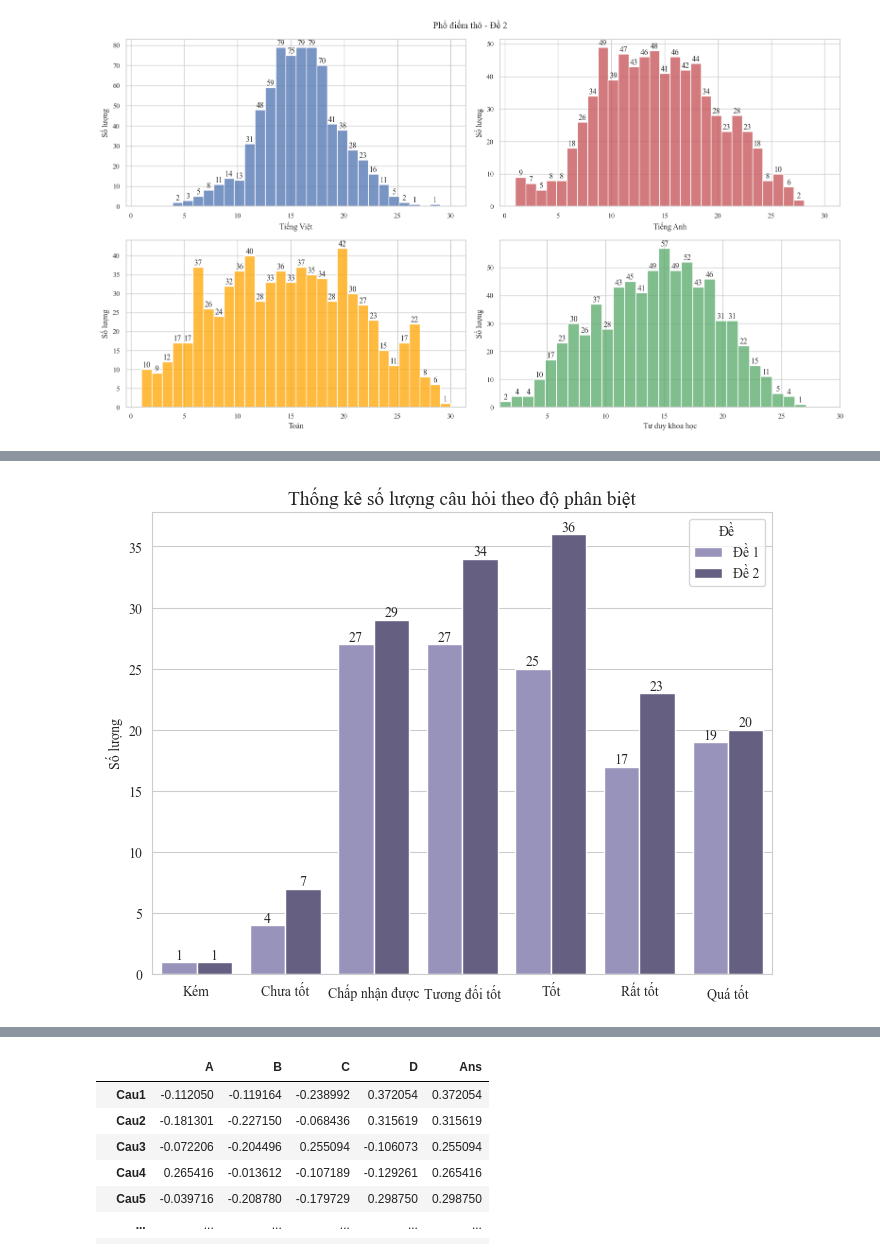
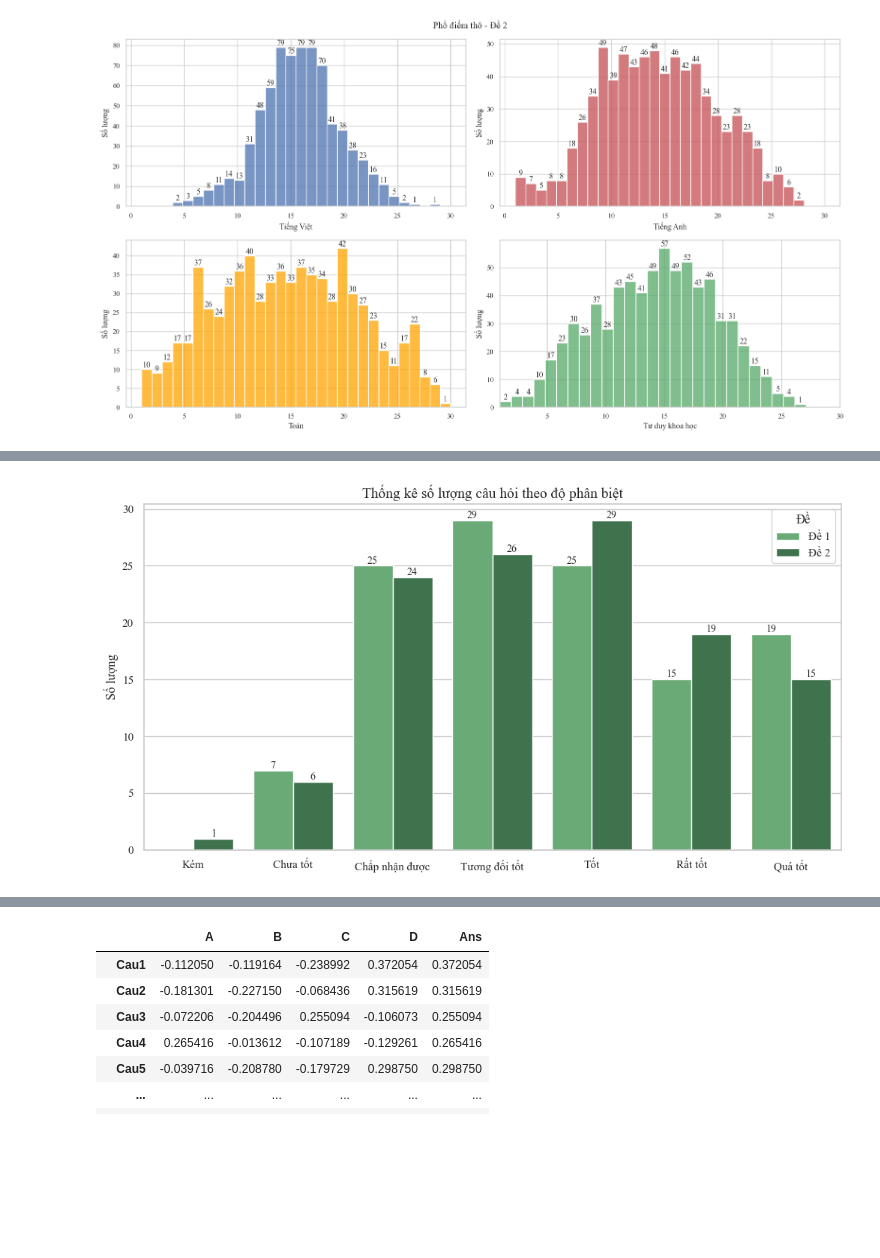
Before and after one commit to DuongThai2712/item-analysis-and-mmle-irt, a Jupyter notebook: main.ipynb, the cells around one changed output, grey strips where cells are left out. Drawn from its saved outputs; the diff is of its cells as text; code cells hidden in the pictures; blank space fills up the shorter version.

```diff
--- a/main.ipynb
+++ b/main.ipynb
@@ -214,0 +262,20 @@ draw_plot(df_raw2, col_name='Raw', title='Phổ điểm thô - Đề 2', range=(
+# %%
+sns.set_theme(style="whitegrid")
+plt.figure(figsize=(10,5))
+plt.rcParams['font.family'] = 'serif'
+plt.rcParams['font.serif'] = ['Times New Roman']
+
+sns.histplot(rawtotal_2, bins=24, binrange=(1, 120), kde=True, color='purple')
+#thêm giá trị vào từng cột
+for p in plt.gca().patches:
+    height = p.get_height()
+    if height > 0:
+        plt.gca().annotate(f'{int(height)}',
+                         (p.get_x() + p.get_width() / 2., height),
+                         ha='center',va='bottom', fontsize=10)
+
+plt.title('Phổ điểm theo điểm thô - Đề 2')
+plt.xlabel("Số câu đúng")
+plt.ylabel("Số lượng")
+
+plt.show()
@@ -215,14 +284,12 @@ draw_plot(df_raw2, col_name='Raw', title='Phổ điểm thô - Đề 2', range=(
 # %%
 b_1, b_2 =  pd.DataFrame(), pd.DataFrame()
 for data in [df_TV1, df_TA1, df_TO1, df_KH1]:
-    data = tinh_diem(data)
     b = (ctt.cal_diff(data[data['Null'] < 30])) # loại những thí sinh không thi 1 phần (bỏ toàn bộ câu hỏi của phần thi đó)
     b_1 = pd.concat([b_1, b], axis=0)
 
 for data in [df_TV2, df_TA2, df_TO2, df_KH2]:
-    data = tinh_diem(data)
     b = (ctt.cal_diff(data[data['Null'] < 30])) # loại những thí sinh không thi 1 phần (bỏ toàn bộ câu hỏi của phần thi đó)
-    b_2 = pd.concat([b_1, b], axis=0)
+    b_2 = pd.concat([b_2, b], axis=0)
 
 b_1 = b_1.rename({0: 'CTT'}, axis=1)
 b_2 = b_2.rename({0: 'CTT'}, axis=1)
@@ -297,10 +409,10 @@ for data in [df_TV1, df_TA1, df_TO1, df_KH1]:
 for data in [df_TV2, df_TA2, df_TO2, df_KH2]:
     data = tinh_diem(data)
     a = (ctt.cal_disc(data[data['Null'] < 30])) # loại những thí sinh không thi 1 phần (bỏ toàn bộ câu hỏi của phần thi đó)
-    a_2 = pd.concat([a_1, a], axis=0)
+    a_2 = pd.concat([a_2, a], axis=0)
 
-a_1 = a_1.rename({0: 'CTT'}, axis=1)
-a_2 = a_2.rename({0: 'CTT'}, axis=1)
+a_1 = a_1.rename({0: 'D-Index'}, axis=1)
+a_2 = a_2.rename({0: 'D-Index'}, axis=1)
 # %%
 def a_category(disc):
     if disc <= 0:
@@ -318,31 +430,31 @@ def a_category(disc):
     else:
         return 'Quá tốt'
 
-a_1['Phân loại'] = a_1['CTT'].apply(a_category)
-a_2['Phân loại'] = a_2['CTT'].apply(a_category)
+a_1['Phân loại'] = a_1['D-Index'].apply(a_category)
+a_2['Phân loại'] = a_2['D-Index'].apply(a_category)
 # %%
 sns.set_style("whitegrid")
 plt.rcParams['font.family'] = 'serif'
 plt.rcParams['font.serif'] = ['Times New Roman']
-plt.figure(figsize=(8, 6))
+plt.figure(figsize=(12, 6))
 
 a1 = a_1.copy()
 a2 = a_2.copy()
 
 a1["Đề"] = "Đề 1"
 a2["Đề"] = "Đề 2"
 merged = pd.concat([a1, a2], ignore_index=True)
-sns.countplot(data=merged, x='Phân loại', palette='Purples_d', order=['Kém', 'Chưa tốt', 'Chấp nhận được', 'Tương đối tốt',
+sns.countplot(data=merged, x='Phân loại', palette='Greens_d', order=['Kém', 'Chưa tốt', 'Chấp nhận được', 'Tương đối tốt',
                                                                     'Tốt', 'Rất tốt','Quá tốt'], hue='Đề')
 plt.title('Thống kê số lượng câu hỏi theo độ phân biệt', fontsize=14)
 plt.xlabel(None)
 plt.ylabel('Số lượng')
 
 #thêm nhãn trên mỗi cột
 for p in plt.gca().patches:
     height = p.get_height()
     if height >0:
         plt.gca().annotate(f'{int(height)}', (p.get_x() + p.get_width() / 2, height),
                         ha='center', va='bottom', fontsize=10)
 # %% [output]
-[figure, old version]
+[figure, new version]
```
Also changed, not shown: parts of 21 cells of this notebook.
